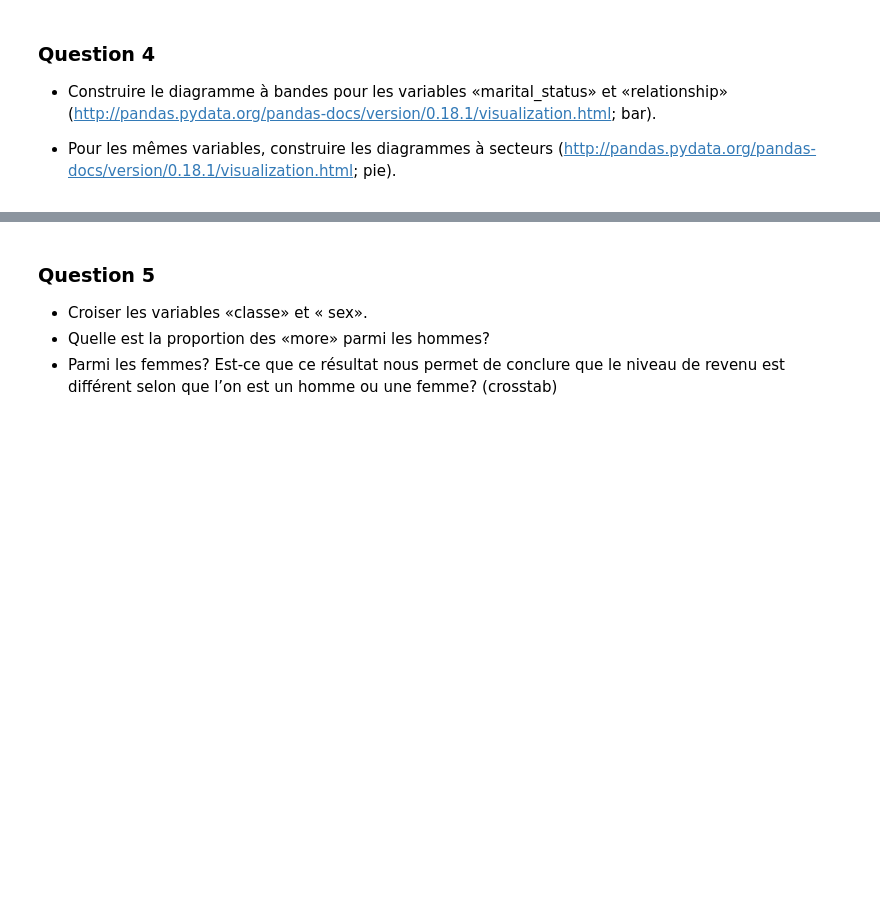
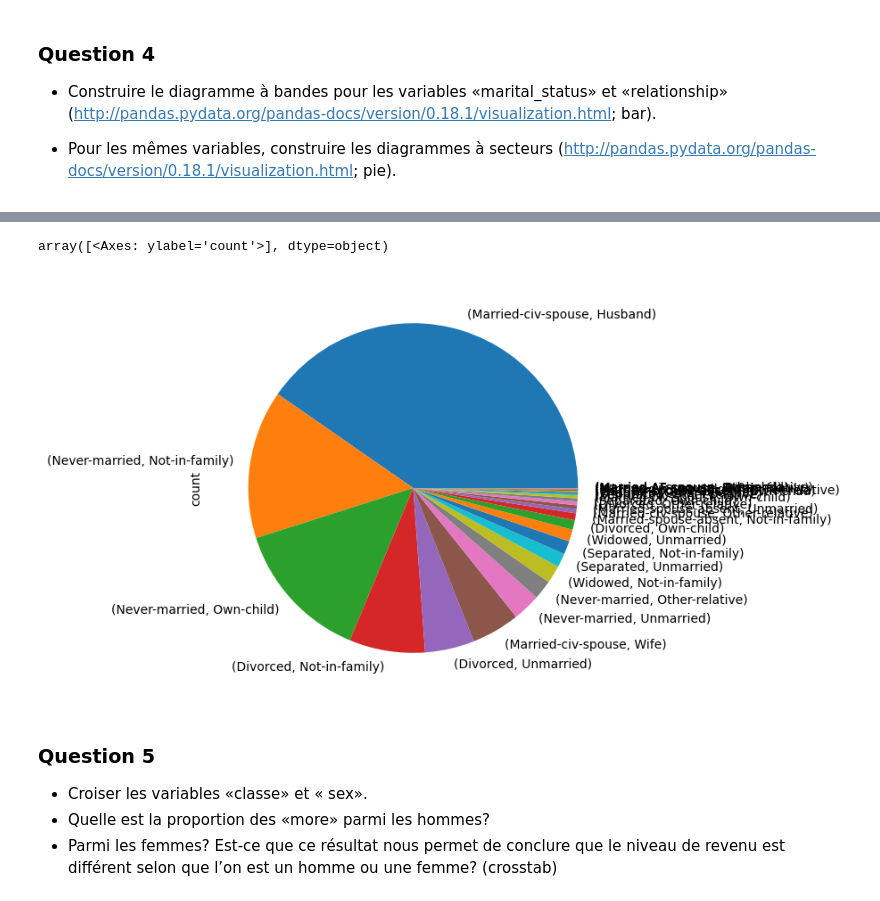
Before and after one commit to Falite/Notebooks-Jupyter, a Jupyter notebook: Analyse de données/TP03 Exercices PythonDataviz_2.ipynb, the cells around one changed output, grey strips where cells are left out. Cells and saved outputs as stored; diff of their text form; code cells hidden in the pictures; blank space fills up the shorter version.

```diff
--- a/Analyse de données/TP03 Exercices PythonDataviz_2.ipynb
+++ b/Analyse de données/TP03 Exercices PythonDataviz_2.ipynb
@@ -36,3 +99,8 @@ import pandas as pd;
+# %%
+df_census[["marital_status","relationship"]].value_counts().plot.pie(figsize=(6, 6),subplots=True)
+# %% [output]
+array([<Axes: ylabel='count'>], dtype=object)
+[figure, added]
 # %% [markdown]
 ### Question 5
 
```
Also changed, not shown: parts of 31 cells of this notebook, 5 other files.
